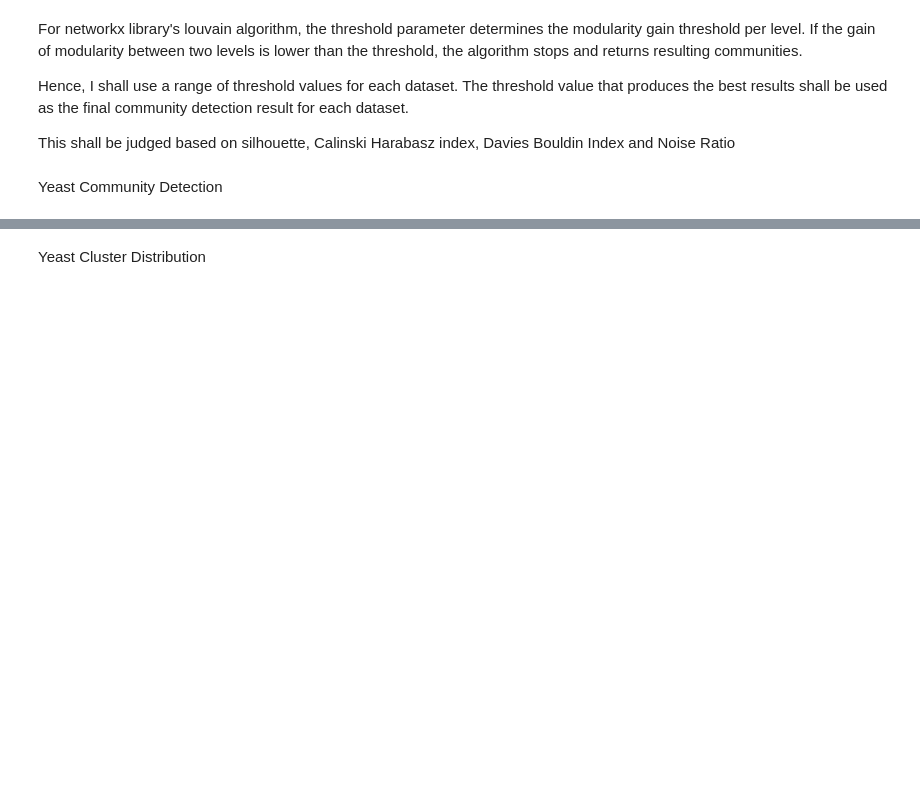
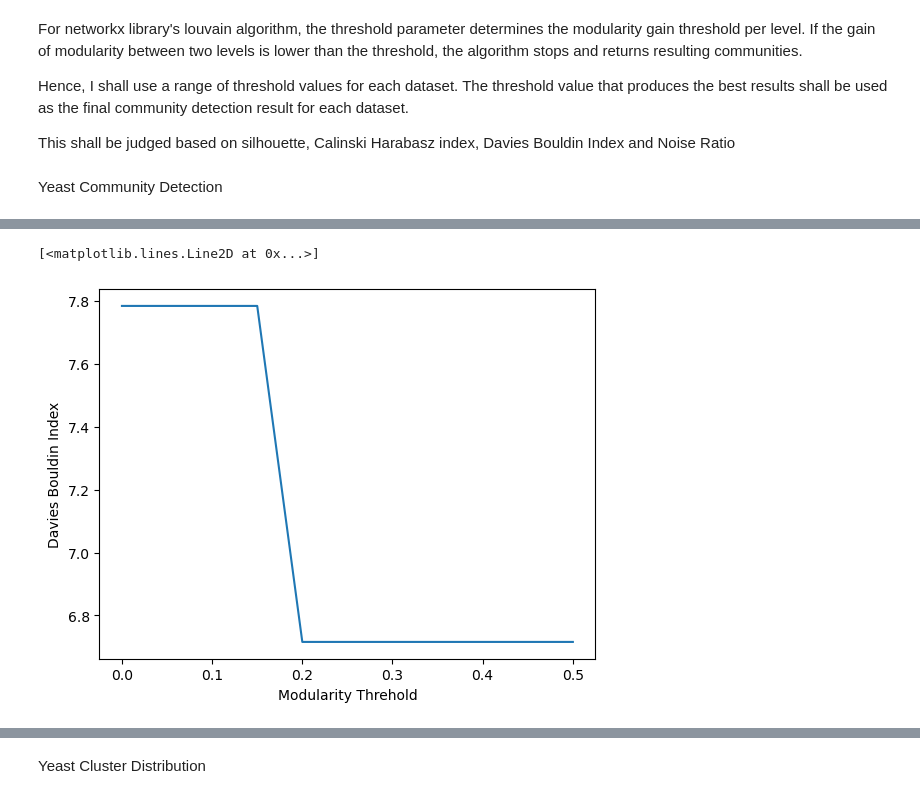
Before and after one commit to itmorgan/SC4200-Proj-One, a Jupyter notebook: louvain.ipynb, the cells around one changed output, grey strips where cells are left out. Saved outputs shown, nothing was run; the diff lists cells and outputs as text; code cells hidden in the pictures; blank space fills up the shorter version.

```diff
--- a/louvain.ipynb
+++ b/louvain.ipynb
@@ -68,0 +116,7 @@ for community in yeast_grps:
+# %%
+plt.xlabel('Modularity Threhold')
+plt.ylabel('Davies Bouldin Index')
+plt.plot(results['threshold'], results['davies_bouldin'])
+# %% [output]
+[<matplotlib.lines.Line2D at 0x...>]
+[figure, added]
```
Also changed, not shown: parts of 24 cells of this notebook.
